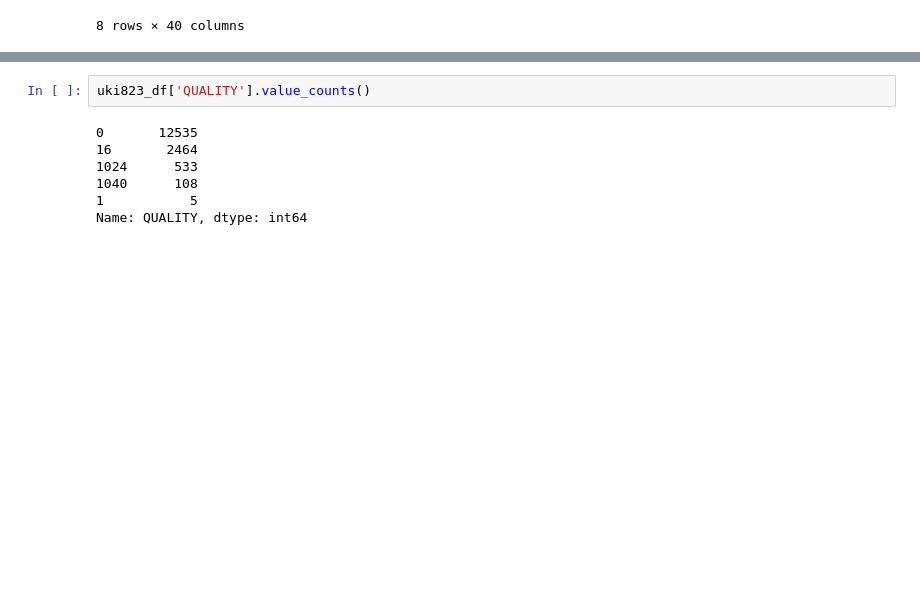
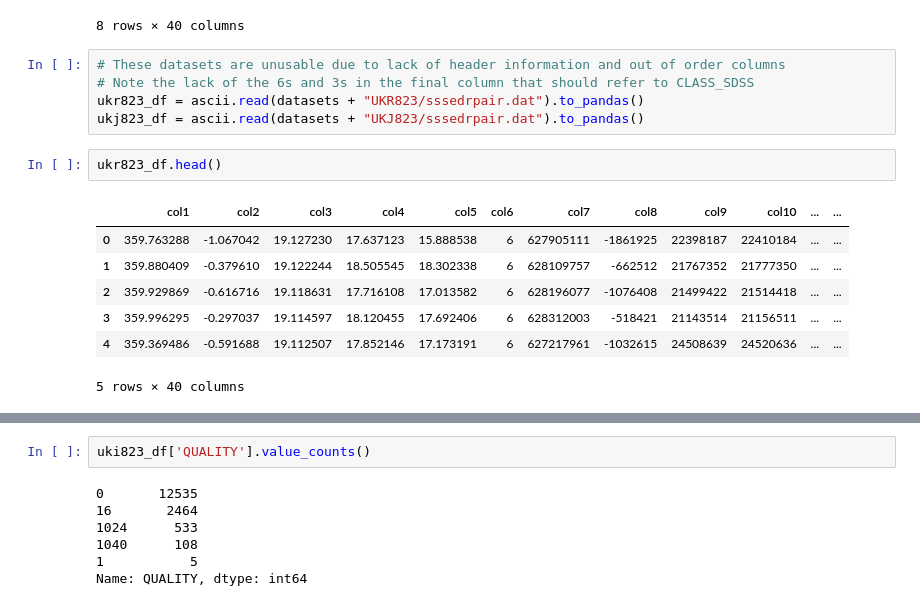
Before and after one commit to imran-marwat/sky-catalogue-classification-project, a Jupyter notebook: notebooks/Untitled2.ipynb, the cells around one changed output, grey strips where cells are left out. Drawn from its saved outputs; the diff is of its cells as text; blank space fills up the shorter version.

```diff
--- a/notebooks/Untitled2.ipynb
+++ b/notebooks/Untitled2.ipynb
@@ -37,3 +37,18 @@ uki823_df.describe()
 | 75% | 6.274335e+08 | 1.190811e+06 | 2.367885e+07 | 2.368885e+07 | 1.997294e+07 | 1.998294e+07 | 92.000000 | 1.417421e+07 | -18561.000000 | 1.845908e+07 | ... | ... |
 | max | 6.283183e+08 | 2.222493e+06 | 2.651011e+07 | 2.654111e+07 | 2.313795e+07 | 2.315595e+07 | 24006.000000 | 1.210549e+08 | -17410.000000 | 1.899585e+07 | ... | ... |
 8 rows × 40 columns
+# %%
+# These datasets are unusable due to lack of header information and out of order columns
+# Note the lack of the 6s and 3s in the final column that should refer to CLASS_SDSS
+ukr823_df = ascii.read(datasets + "UKR823/sssedrpair.dat").to_pandas()
+ukj823_df = ascii.read(datasets + "UKJ823/sssedrpair.dat").to_pandas()
+# %%
+ukr823_df.head()
+# %% [output]
+|  | col1 | col2 | col3 | col4 | col5 | col6 | col7 | col8 | col9 | col10 | ... | ... |
+| 0 | 359.763288 | -1.067042 | 19.127230 | 17.637123 | 15.888538 | 6 | 627905111 | -1861925 | 22398187 | 22410184 | ... | ... |
+| 1 | 359.880409 | -0.379610 | 19.122244 | 18.505545 | 18.302338 | 6 | 628109757 | -662512 | 21767352 | 21777350 | ... | ... |
+| 2 | 359.929869 | -0.616716 | 19.118631 | 17.716108 | 17.013582 | 6 | 628196077 | -1076408 | 21499422 | 21514418 | ... | ... |
+| 3 | 359.996295 | -0.297037 | 19.114597 | 18.120455 | 17.692406 | 6 | 628312003 | -518421 | 21143514 | 21156511 | ... | ... |
+| 4 | 359.369486 | -0.591688 | 19.112507 | 17.852146 | 17.173191 | 6 | 627217961 | -1032615 | 24508639 | 24520636 | ... | ... |
+5 rows × 40 columns
```
Also changed, not shown: parts of 21 cells of this notebook, 2 other files.
